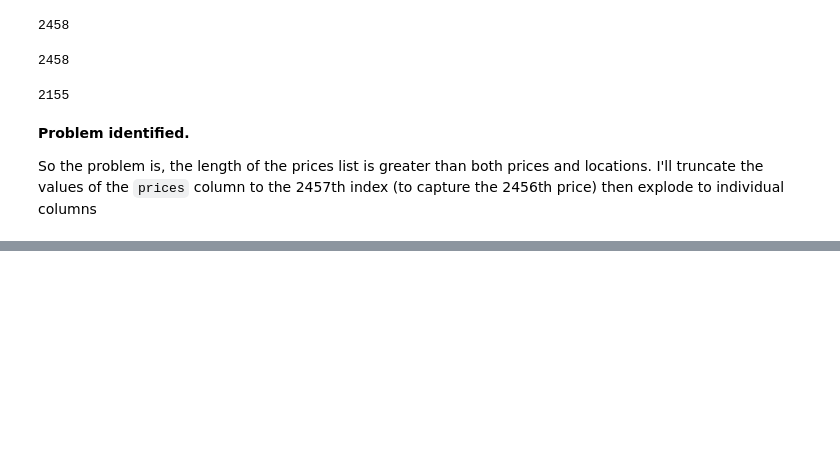
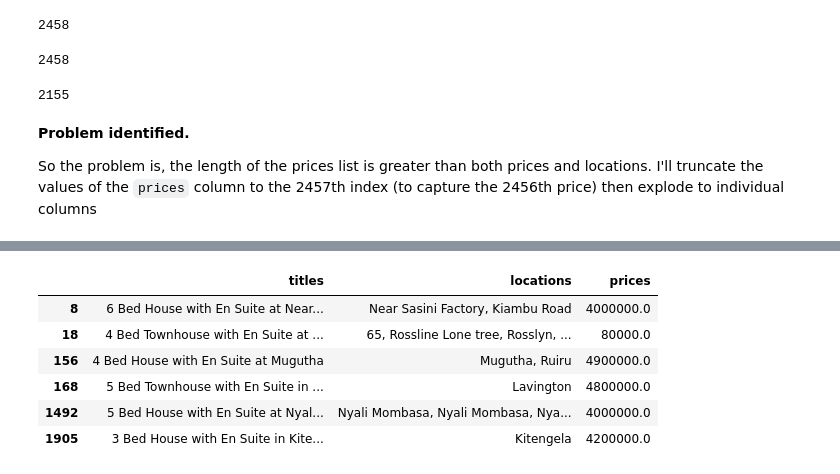
Before and after one commit to dkkinyua/house-data-scraping, a Jupyter notebook: clean_data.ipynb, the cells around one changed output, grey strips where cells are left out. Drawn from its saved outputs; the diff is of its cells as text; code cells hidden in the pictures; blank space fills up the shorter version.

```diff
--- a/clean_data.ipynb
+++ b/clean_data.ipynb
@@ -68,0 +229,13 @@ ValueError: columns must have matching element counts
+# %%
+# Let's get houses below 5000000 Kes which will be labeled as Lowly priced houses
+
+filt3 = df['prices'] < 5000000
+df.loc[filt3]
+# %% [output]
+|  | titles | locations | prices |
+| 8 | 6 Bed House with En Suite at Near... | Near Sasini Factory, Kiambu Road | 4000000.0 |
+| 18 | 4 Bed Townhouse with En Suite at ... | 65, Rossline Lone tree, Rosslyn, ... | 80000.0 |
+| 156 | 4 Bed House with En Suite at Mugutha | Mugutha, Ruiru | 4900000.0 |
+| 168 | 5 Bed Townhouse with En Suite in ... | Lavington | 4800000.0 |
+| 1492 | 5 Bed House with En Suite at Nyal... | Nyali Mombasa, Nyali Mombasa, Nya... | 4000000.0 |
+| 1905 | 3 Bed House with En Suite in Kite... | Kitengela | 4200000.0 |
```
Also changed, not shown: parts of 24 cells of this notebook.
